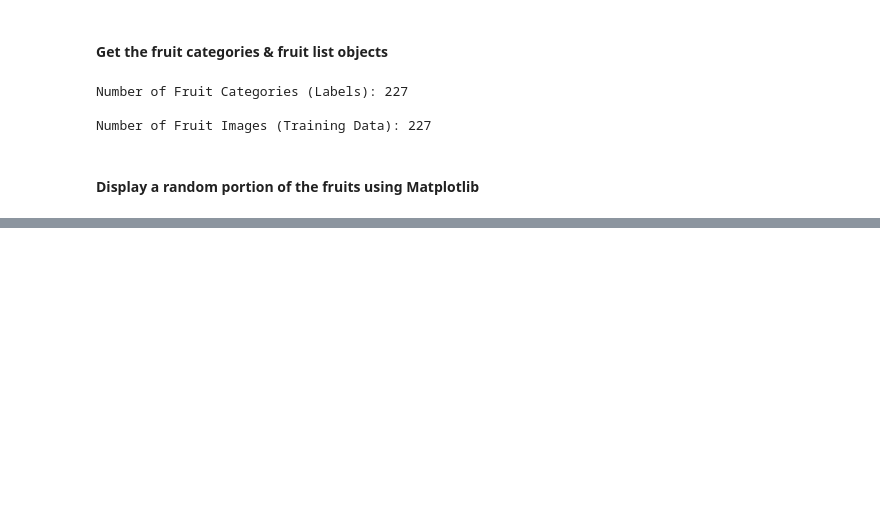
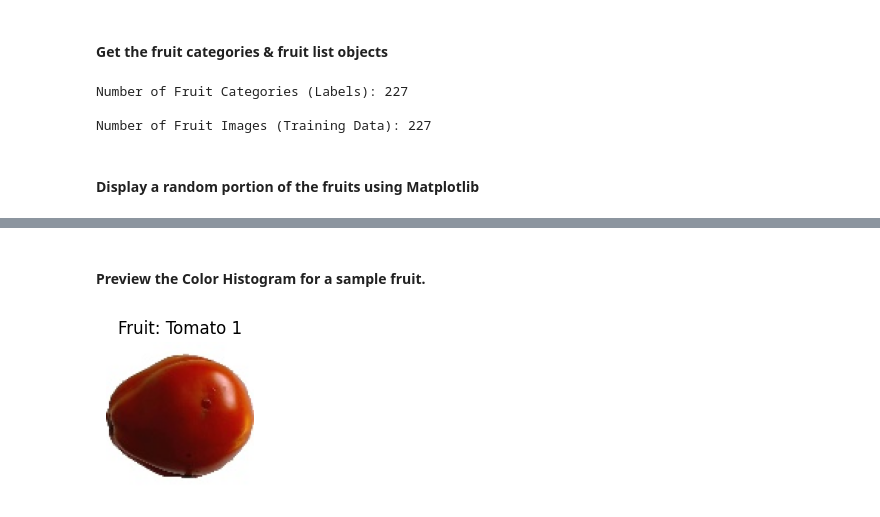
Before and after one commit to mohamedelziat50/Fruit-Recognition-MIU, a Jupyter notebook: Fruit_Recognition.ipynb, the cells around one changed output, grey strips where cells are left out. Drawn from its saved outputs; the diff is of its cells as text; code cells hidden in the pictures; blank space fills up the shorter version.

Commit message:
Preview the Color Histogram (BGR) for a sample fruit. Next time see if we need enhancement like HSV conversion, Contrast Stretching, or none at all.

```diff
--- a/Fruit_Recognition.ipynb
+++ b/Fruit_Recognition.ipynb
@@ -146,0 +147,15 @@ plt.show()
+# %% [markdown]
+#### Preview the Color Histogram for a sample fruit.
+# %%
+# Convert BGR image to RGB for Matplotlib
+fruit = fruits[204]
+rgb_image = cv.cvtColor(fruit.image, cv.COLOR_BGR2RGB)
+
+plt.figure(figsize=(2, 2)) # Adjust the figure size (width, height in inches)
+plt.imshow(rgb_image)
+plt.title(f"Fruit: {fruit.label}")
+plt.axis('off') # Hide axes for cleaner image display
+plt.tight_layout()
+plt.show()
+# %% [output]
+[figure, added]
```
Also changed, not shown: parts of 2 cells of this notebook.
